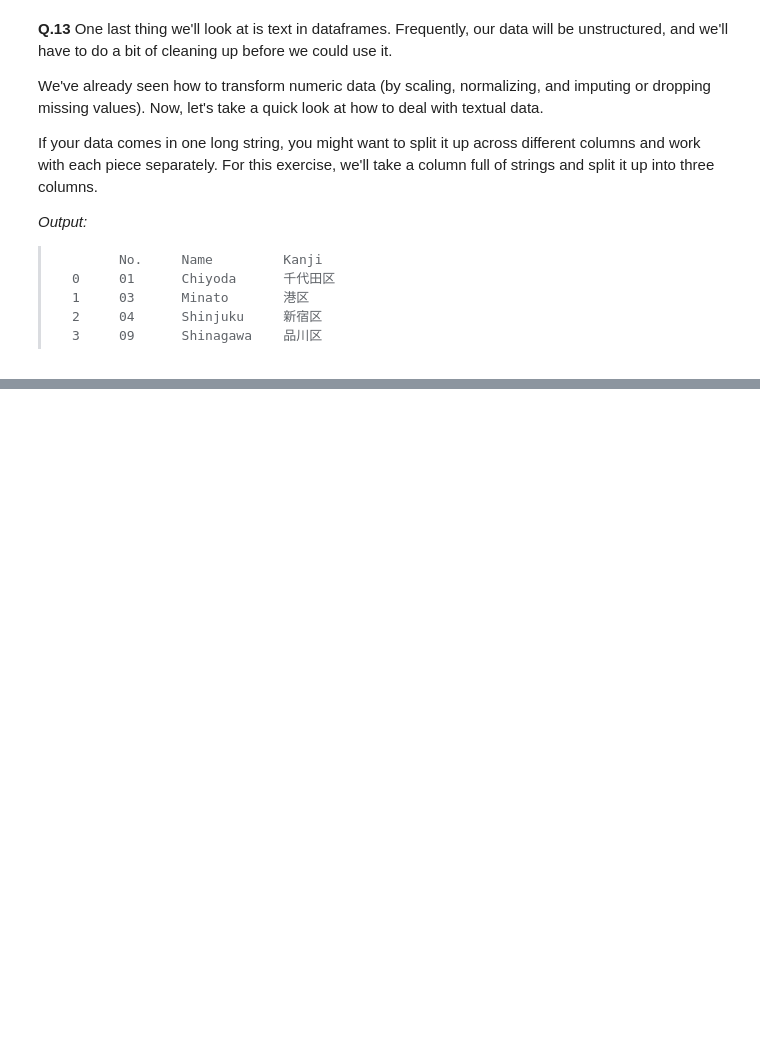
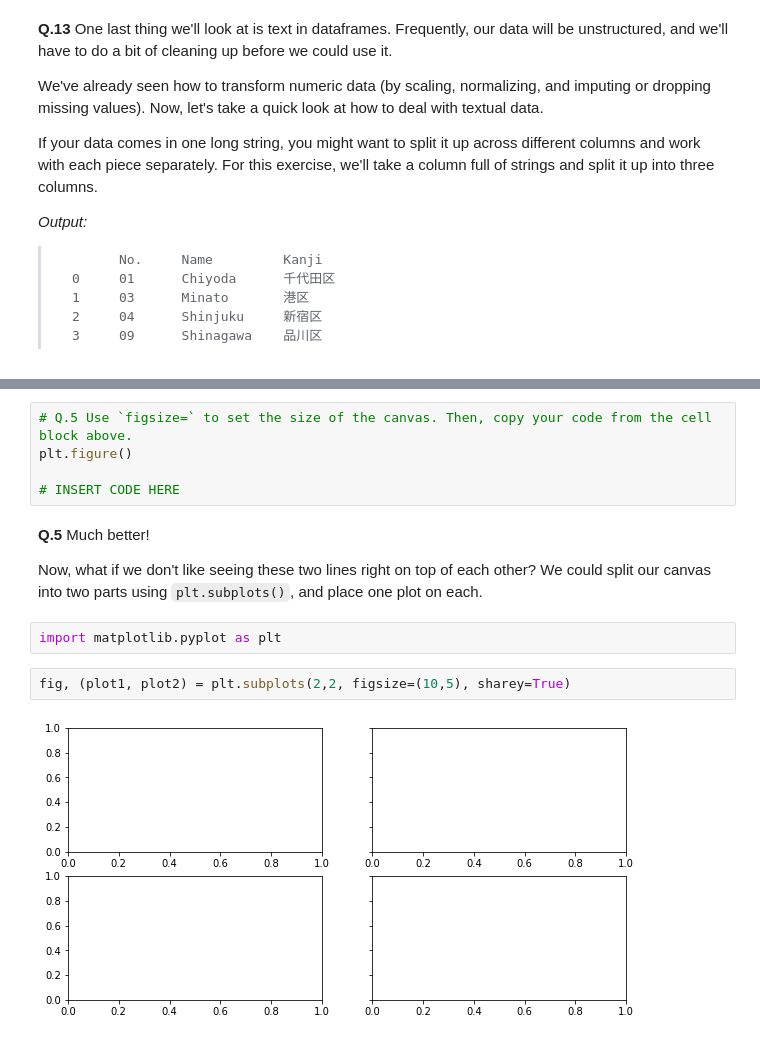
Before and after one commit to jayascript/curiositeam, a Jupyter notebook: ML_Study-Group/Week02_Coding_Python-Lab.ipynb, the cells around one changed output, grey strips where cells are left out. Drawn from its saved outputs; the diff is of its cells as text; blank space fills up the shorter version.

Commit message:
Finish Week 02 NB
Add all exercises to matplotlib
Restart kernel, clear all outputs and pre-run cells

```diff
--- a/ML_Study-Group/Week02_Coding_Python-Lab.ipynb
+++ b/ML_Study-Group/Week02_Coding_Python-Lab.ipynb
@@ -473,0 +573,15 @@ EXERCISES: https://www.w3resource.com/graphics/matplotlib/
+# %%
+# Q.5 Use `figsize=` to set the size of the canvas. Then, copy your code from the cell block above.
+plt.figure()
+
+# INSERT CODE HERE
+# %% [markdown]
+**Q.5** Much better!
+
+Now, what if we don't like seeing these two lines right on top of each other? We could split our canvas into two parts using `plt.subplots()`, and place one plot on each.
+# %%
+import matplotlib.pyplot as plt
+# %%
+fig, (plot1, plot2) = plt.subplots(2,2, figsize=(10,5), sharey=True)
+# %% [output]
+[figure, added]
```
Also changed, not shown: parts of 43 cells of this notebook.
